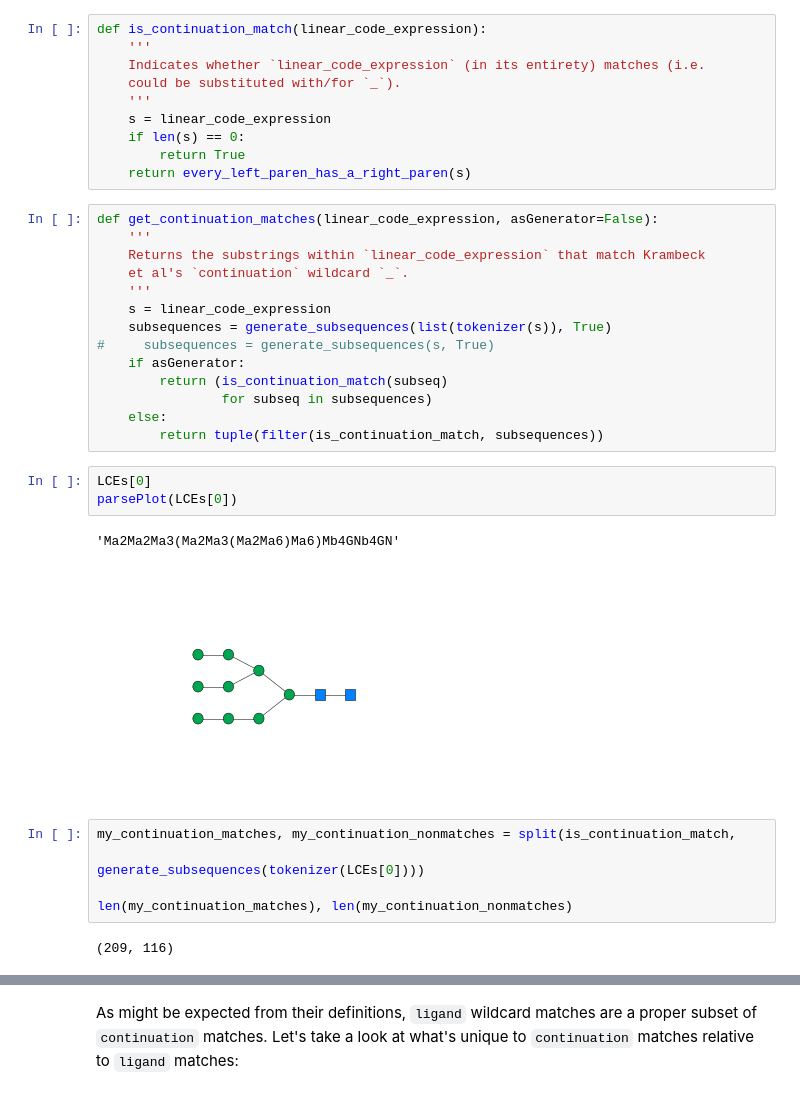
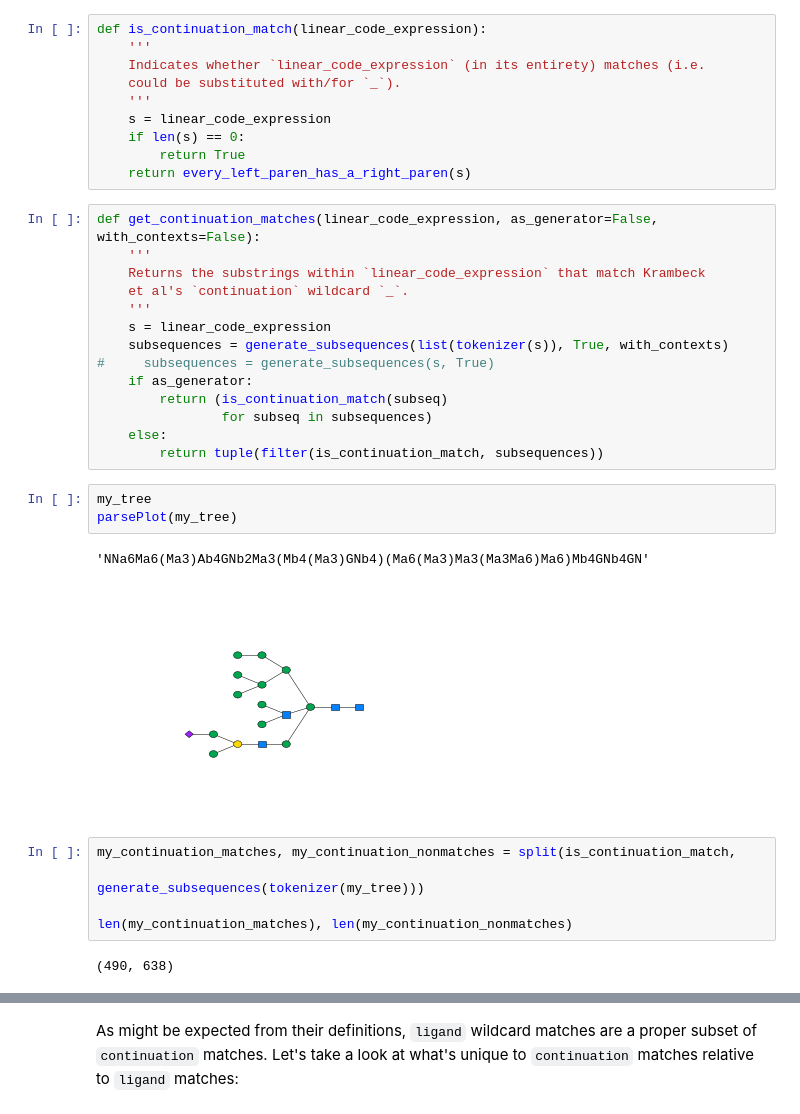
Before and after one commit to emeinhardt/gregex, a Jupyter notebook: gregex-dev.ipynb, the cells around one changed output, grey strips where cells are left out. Cells and saved outputs as stored; diff of their text form.

```diff
--- a/gregex-dev.ipynb
+++ b/gregex-dev.ipynb
@@ -966,32 +977,32 @@ def is_continuation_match(linear_code_expression):
         return True
     return every_left_paren_has_a_right_paren(s)
 # %%
-def get_continuation_matches(linear_code_expression, asGenerator=False):
+def get_continuation_matches(linear_code_expression, as_generator=False, with_contexts=False):
     '''
     Returns the substrings within `linear_code_expression` that match Krambeck
     et al's `continuation` wildcard `_`.
     '''
     s = linear_code_expression
-    subsequences = generate_subsequences(list(tokenizer(s)), True)
+    subsequences = generate_subsequences(list(tokenizer(s)), True, with_contexts)
 #     subsequences = generate_subsequences(s, True)
-    if asGenerator:
+    if as_generator:
         return (is_continuation_match(subseq)
                 for subseq in subsequences)
     else:
         return tuple(filter(is_continuation_match, subsequences))
-# %%
-LCEs[0]
-parsePlot(LCEs[0])
-# %% [output]
-'Ma2Ma2Ma3(Ma2Ma3(Ma2Ma6)Ma6)Mb4GNb4GN'
-[figure, removed]
+# %%
+my_tree
+parsePlot(my_tree)
+# %% [output]
+'NNa6Ma6(Ma3)Ab4GNb2Ma3(Mb4(Ma3)GNb4)(Ma6(Ma3)Ma3(Ma3Ma6)Ma6)Mb4GNb4GN'
+[figure, added]
 # %%
 my_continuation_matches, my_continuation_nonmatches = split(is_continuation_match,
-                                                            generate_subsequences(tokenizer(LCEs[0])))
+                                                            generate_subsequences(tokenizer(my_tree)))
 
 len(my_continuation_matches), len(my_continuation_nonmatches)
 # %% [output]
-(209, 116)
+(490, 638)
 # %%
 continuation_plottables = set()
 continuation_unplottables = set()
```
Also changed, not shown: parts of 34 cells of this notebook.
